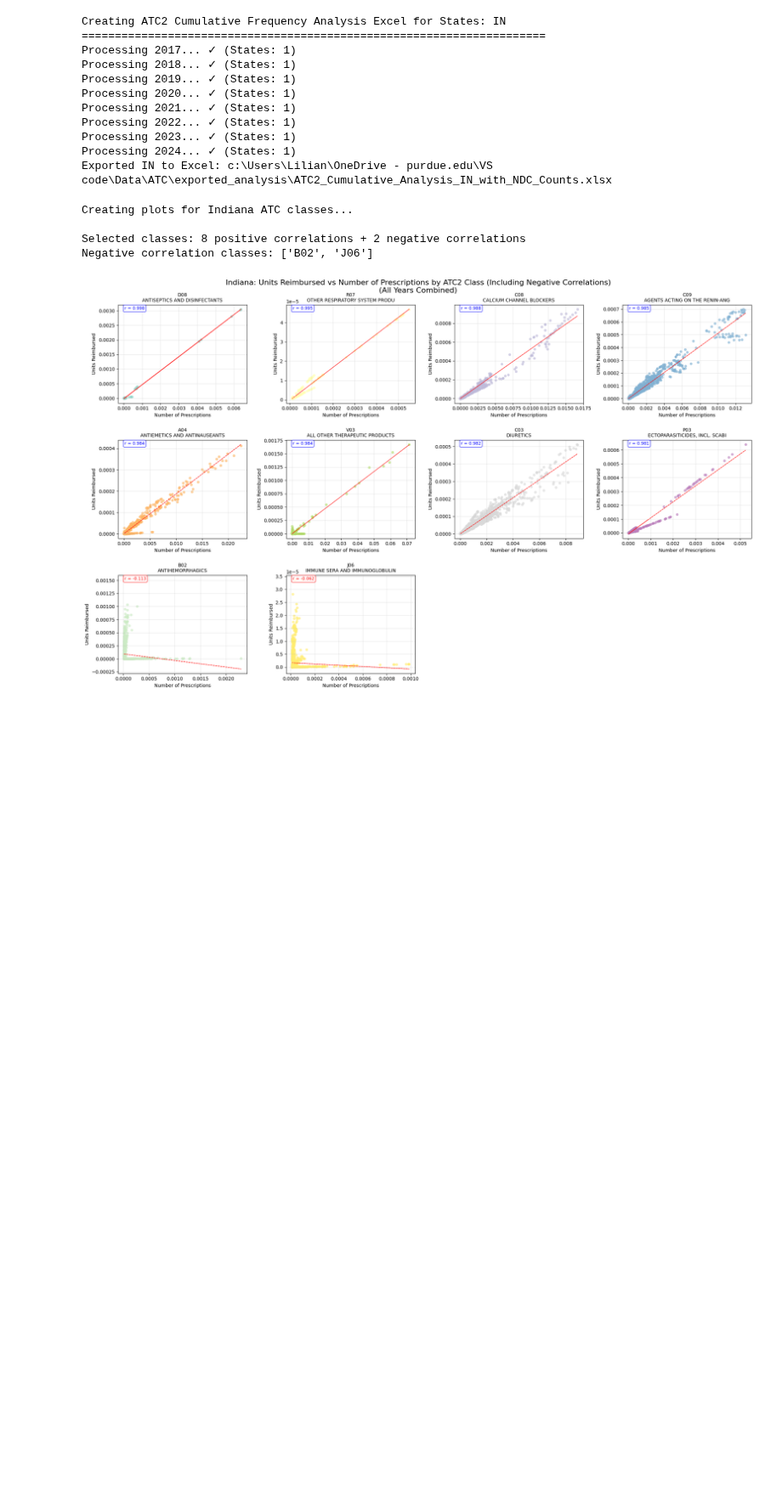
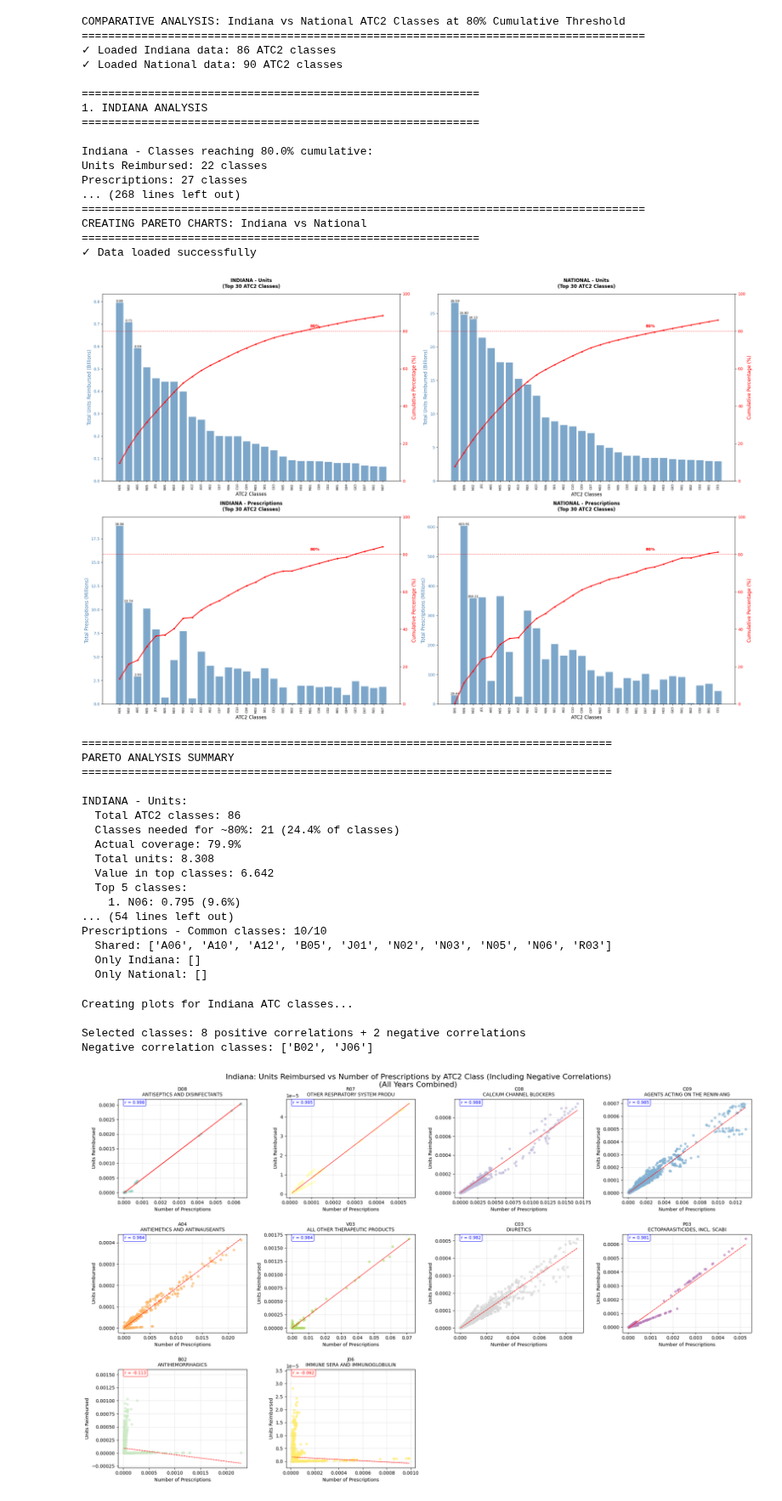
Before and after one commit to Lilianptr/DCMME, a Jupyter notebook: ATC/NDC_ATC_condensed.ipynb, the cells around one changed output. Shown at 85% size. Drawn from its saved outputs; the diff is of its cells as text; code cells hidden in the pictures; blank space fills up the shorter version.

Commit message:
adding pareto chart

```diff
--- a/ATC/NDC_ATC_condensed.ipynb
+++ b/ATC/NDC_ATC_condensed.ipynb
@@ -1015,22 +1551,49 @@ print(comparison.to_string(index=False))
 # %%
 # Indiana only
 years_list = [2017, 2018, 2019, 2020, 2021, 2022, 2023, 2024]
-paths = NDCATC_overview.export_cumulative_frequency_excel(years_list, by_state=True, state_filter='IN')
+#paths = NDCATC_overview.export_cumulative_frequency_excel(years_list, by_state=True, state_filter='IN')
 
 #Generating only one excel file for all the states
 #output_path = NDCATC_overview.export_cumulative_frequency_excel(years_list, by_state=False)  # This combines all states into one analysis
+
+ind_vs_national= NDCATC_overview.compare_cumulative_80_analysis()
+ndc_pareto_results = NDCATC_overview.create_pareto_charts()
 # %% [output]
-Creating ATC2 Cumulative Frequency Analysis Excel for States: IN
-======================================================================
-Processing 2017... ✓ (States: 1)
-Processing 2018... ✓ (States: 1)
-Processing 2019... ✓ (States: 1)
-Processing 2020... ✓ (States: 1)
-Processing 2021... ✓ (States: 1)
-Processing 2022... ✓ (States: 1)
-Processing 2023... ✓ (States: 1)
-Processing 2024... ✓ (States: 1)
-Exported IN to Excel: c:\Users\Lilian\OneDrive - purdue.edu\VS code\Data\ATC\exported_analysis\ATC2_Cumulative_Analysis_IN_with_NDC_Counts.xlsx
+COMPARATIVE ANALYSIS: Indiana vs National ATC2 Classes at 80% Cumulative Threshold
+=====================================================================================
+✓ Loaded Indiana data: 86 ATC2 classes
+✓ Loaded National data: 90 ATC2 classes
+
+============================================================
+1. INDIANA ANALYSIS
+============================================================
+
+Indiana - Classes reaching 80.0% cumulative:
+Units Reimbursed: 22 classes
+Prescriptions: 27 classes
+... (268 lines left out)
+=====================================================================================
+CREATING PARETO CHARTS: Indiana vs National
+============================================================
+✓ Data loaded successfully
+[figure, added]
+================================================================================
+PARETO ANALYSIS SUMMARY
+================================================================================
+
+INDIANA - Units:
+  Total ATC2 classes: 86
+  Classes needed for ~80%: 21 (24.4% of classes)
+  Actual coverage: 79.9%
+  Total units: 8.308
+  Value in top classes: 6.642
+  Top 5 classes:
+    1. N06: 0.795 (9.6%)
+... (54 lines left out)
+Prescriptions - Common classes: 10/10
+  Shared: ['A06', 'A10', 'A12', 'B05', 'J01', 'N02', 'N03', 'N05', 'N06', 'R03']
+  Only Indiana: []
+  Only National: []
 # %%
 import scipy.stats as stats
 from scipy.stats import pearsonr, spearmanr
```
Also changed, not shown: parts of 4 cells of this notebook, 1 other file.
